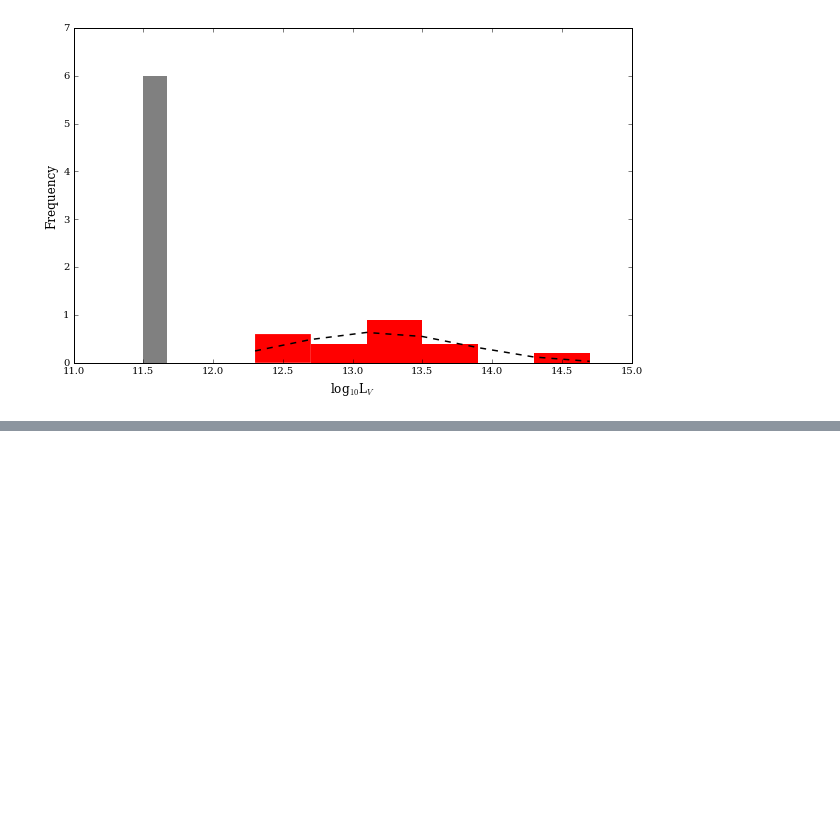
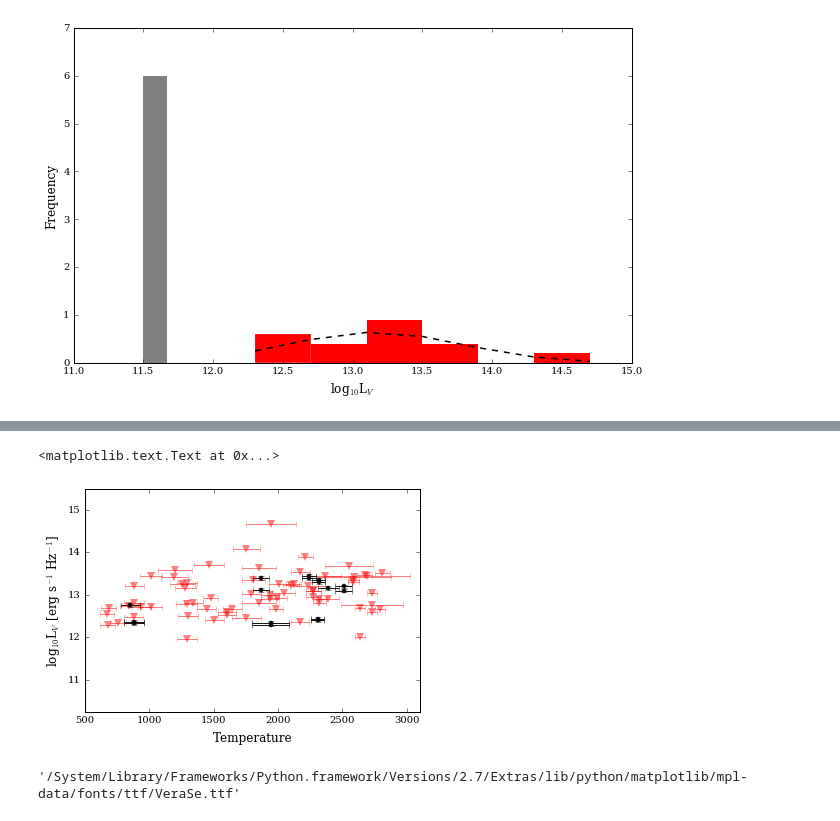
Before and after one commit to elliesch/python_codes, a Jupyter notebook: MixtureModel.ipynb, the cells around one changed output, grey strips where cells are left out. Cells and saved outputs as stored; diff of their text form; code cells hidden in the pictures; blank space fills up the shorter version.

```diff
--- a/MixtureModel.ipynb
+++ b/MixtureModel.ipynb
@@ -420,0 +426,18 @@ fig.savefig("stackedprob.png")
+# %%
+plt.errorbar(t_eff_ul, lLVuplim_T, xerr=t_eff_err_ul, c='red', markersize='8', markeredgecolor='None', alpha=0.5, fmt="v")
+plt.errorbar(t_eff_conf, lLVconf_T, xerr=t_eff_err_conf, yerr=lLVconf_err_T, ls='', c='k', markersize='4', markeredgecolor=None, alpha=0.9, fmt="o")
+
+plt.gca().invert_xaxis()
+plt.xlim(500, 3100)
+plt.ylim(10.25,15.5)
+plt.xlabel('Temperature', fontsize=12, labelpad=7)
+plt.ylabel('log$_{10}$L$_V$ [erg s$^{-1}$ Hz$^{-1}$]', fontsize=12)
+# %% [output]
+<matplotlib.text.Text at 0x...>
+[figure, added]
+# %%
+from matplotlib.font_manager import findfont, FontProperties
+font = findfont(FontProperties(family=['serif']))
+font
+# %% [output]
+'/System/Library/Frameworks/Python.framework/Versions/2.7/Extras/lib/python/matplotlib/mpl-data/fonts/ttf/VeraSe.ttf'
```
Also changed, not shown: parts of 5 cells of this notebook.
